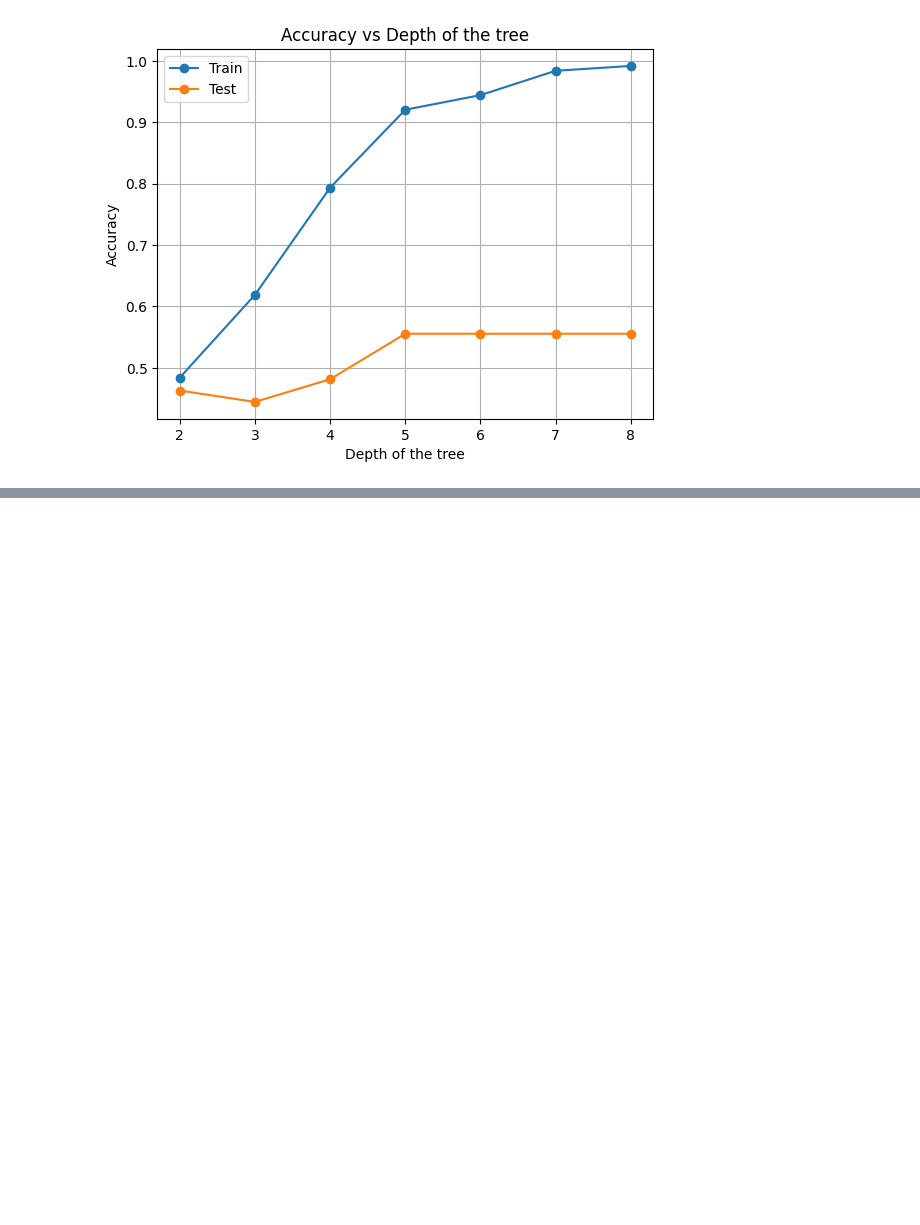
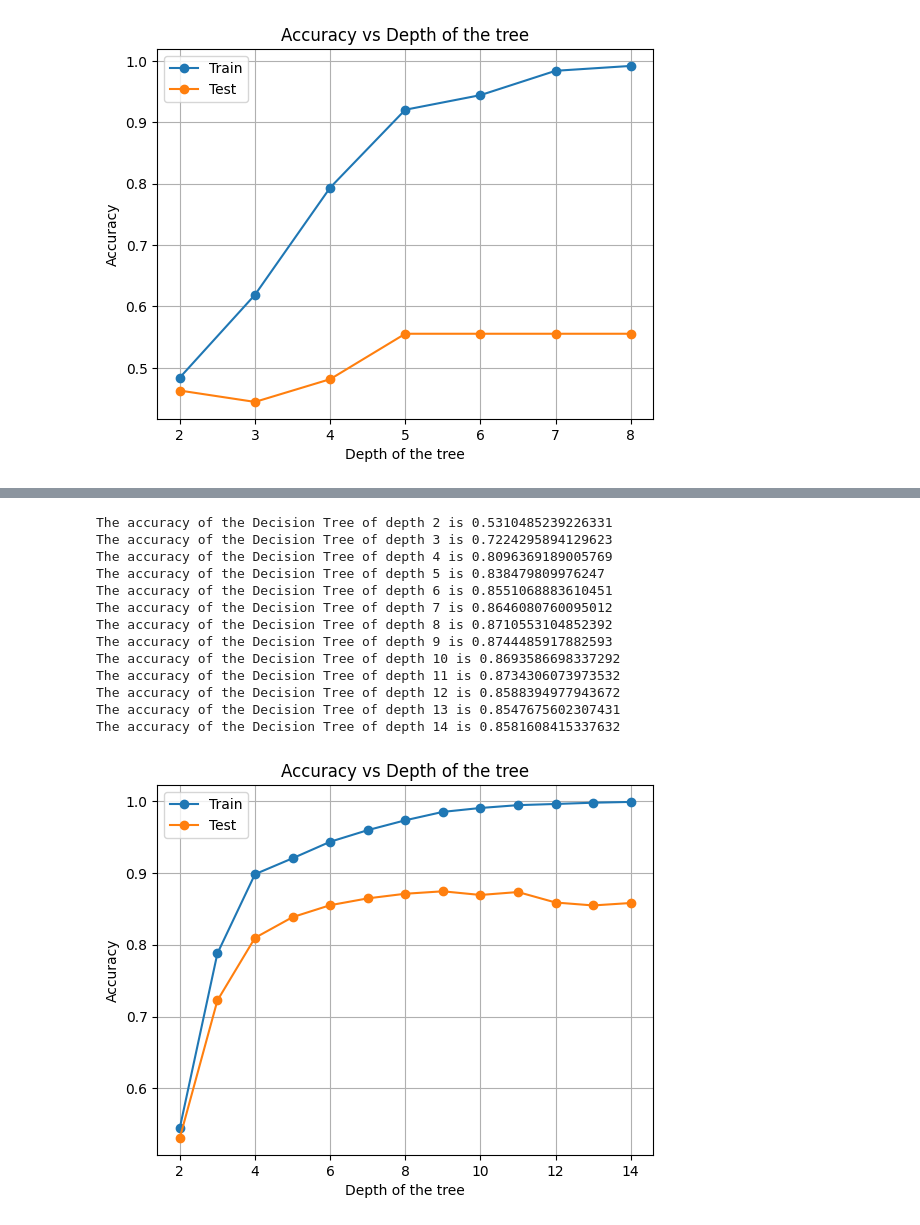
Before and after one commit to VenkatReddybathuni/es335-24-fall-assignment-1, a Jupyter notebook: HAR/Task1_2.ipynb, the cells around one changed output, grey strips where cells are left out. Saved outputs shown, nothing was run; the diff lists cells and outputs as text; code cells hidden in the pictures; blank space fills up the shorter version.

```diff
--- a/HAR/Task1_2.ipynb
+++ b/HAR/Task1_2.ipynb
@@ -517,0 +568,42 @@ The accuracy of the Decision Tree of depth 8 is 0.5555555555555556
+# %%
+accuracies_test = []
+accuracies_train = []
+
+for i in range(2, 15):
+    X_featured = np.array(X_featured)
+    X_train_2d = X_featured.reshape(X_featured.shape[0], -1)
+    model = DecisionTreeClassifier(max_depth = i)
+    model.fit(X_featured, y_featurized)
+
+    y_pred = model.predict(X_featured_test)
+    accuracy_test = accuracy_score(y_featurized_test, y_pred)
+    accuracies_test.append(accuracy_test)
+    print(f"The accuracy of the Decision Tree of depth {i} is {accuracy_test}")
+
+
+    y_pred_train = model.predict(X_train_2d)
+    accuracy_train = accuracy_score(y_featurized, y_pred_train)
+    accuracies_train.append(accuracy_train)
+
+plt.plot(np.arange(2, 15), accuracies_train, marker='o', label='Train')
+plt.plot(np.arange(2, 15), accuracies_test, marker='o', label='Test')
+plt.xlabel("Depth of the tree")
+plt.ylabel("Accuracy")
+plt.title("Accuracy vs Depth of the tree")
+plt.legend()
+plt.grid()
+# %% [output]
+The accuracy of the Decision Tree of depth 2 is 0.5310485239226331
+The accuracy of the Decision Tree of depth 3 is 0.7224295894129623
+The accuracy of the Decision Tree of depth 4 is 0.8096369189005769
+The accuracy of the Decision Tree of depth 5 is 0.838479809976247
+The accuracy of the Decision Tree of depth 6 is 0.8551068883610451
+The accuracy of the Decision Tree of depth 7 is 0.8646080760095012
+The accuracy of the Decision Tree of depth 8 is 0.8710553104852392
+The accuracy of the Decision Tree of depth 9 is 0.8744485917882593
+The accuracy of the Decision Tree of depth 10 is 0.8693586698337292
+The accuracy of the Decision Tree of depth 11 is 0.8734306073973532
+The accuracy of the Decision Tree of depth 12 is 0.8588394977943672
+The accuracy of the Decision Tree of depth 13 is 0.8547675602307431
+The accuracy of the Decision Tree of depth 14 is 0.8581608415337632
+[figure, added]
```
Also changed, not shown: parts of 22 cells of this notebook, 24 other files.
